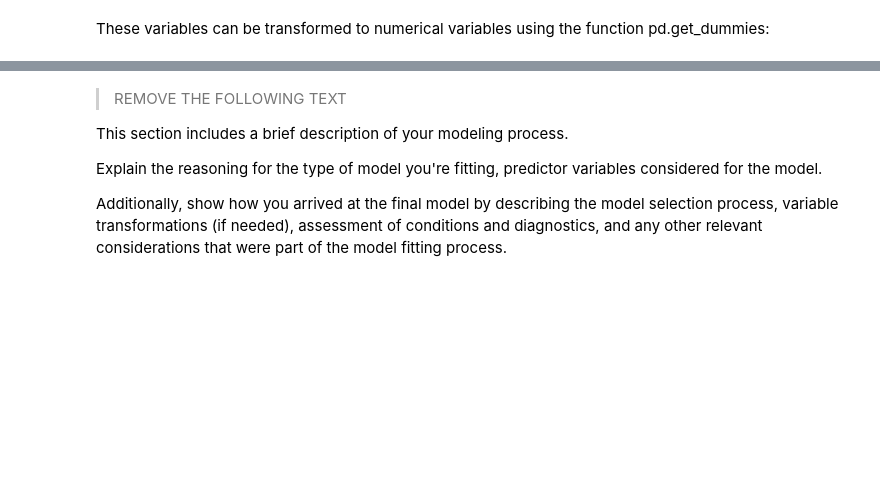
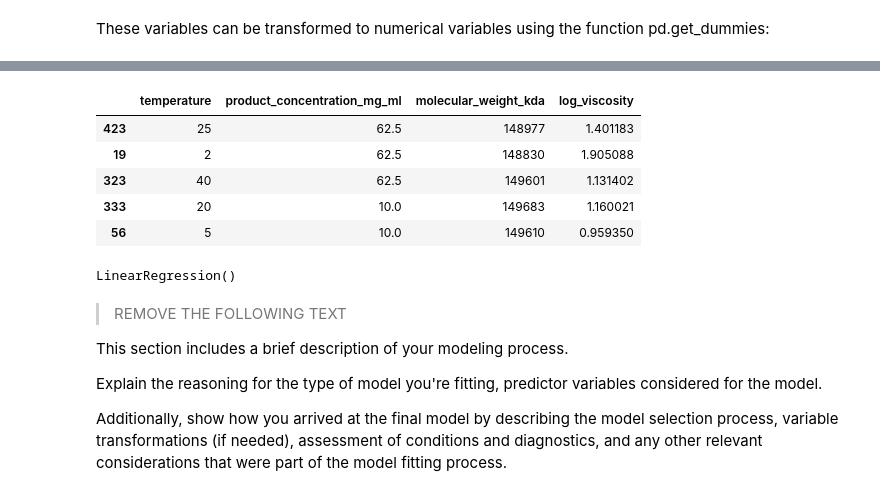
Before and after one commit to hempelt/project, a Jupyter notebook: reports/report.ipynb, the cells around one changed output, grey strips where cells are left out. Cells and saved outputs as stored; diff of their text form; code cells hidden in the pictures; blank space fills up the shorter version.

```diff
--- a/reports/report.ipynb
+++ b/reports/report.ipynb
@@ -280,0 +303,27 @@ The calculated correlation coefficients confirm the statements in the above char
+# %%
+# define outcome variable as y_label
+y_log_label = 'log_viscosity'
+
+# select features
+X = df[['temperature','product_concentration_mg_ml','molecular_weight_kda']]
+
+# create response
+y_log = df[y_log_label]
+# %%
+# use a test size of 0,2 and random state 42
+X_train, X_test, y_train, y_test = train_test_split(X, y_log, test_size=0.2, random_state=42)
+
+# use your training data to make a pandas dataframe
+df_train = pd.DataFrame(X_train.copy())
+
+# add your training labels to the data
+df_train = df_train.join(pd.DataFrame(y_train))
+
+df_train.head(5)
+# %% [output]
+|  | temperature | product_concentration_mg_ml | molecular_weight_kda | log_viscosity |
+| 423 | 25 | 62.5 | 148977 | 1.401183 |
+| 19 | 2 | 62.5 | 148830 | 1.905088 |
+| 323 | 40 | 62.5 | 149601 | 1.131402 |
+| 333 | 20 | 10.0 | 149683 | 1.160021 |
+| 56 | 5 | 10.0 | 149610 | 0.959350 |
@@ -281,3 +334,8 @@ The calculated correlation coefficients confirm the statements in the above char
+# %%
+model = LinearRegression()
+model.fit(X_train_scaled, y_train)
+# %% [output]
+LinearRegression()
 # %% [markdown]
 > REMOVE THE FOLLOWING TEXT
 
```
Also changed, not shown: parts of 13 cells of this notebook.
